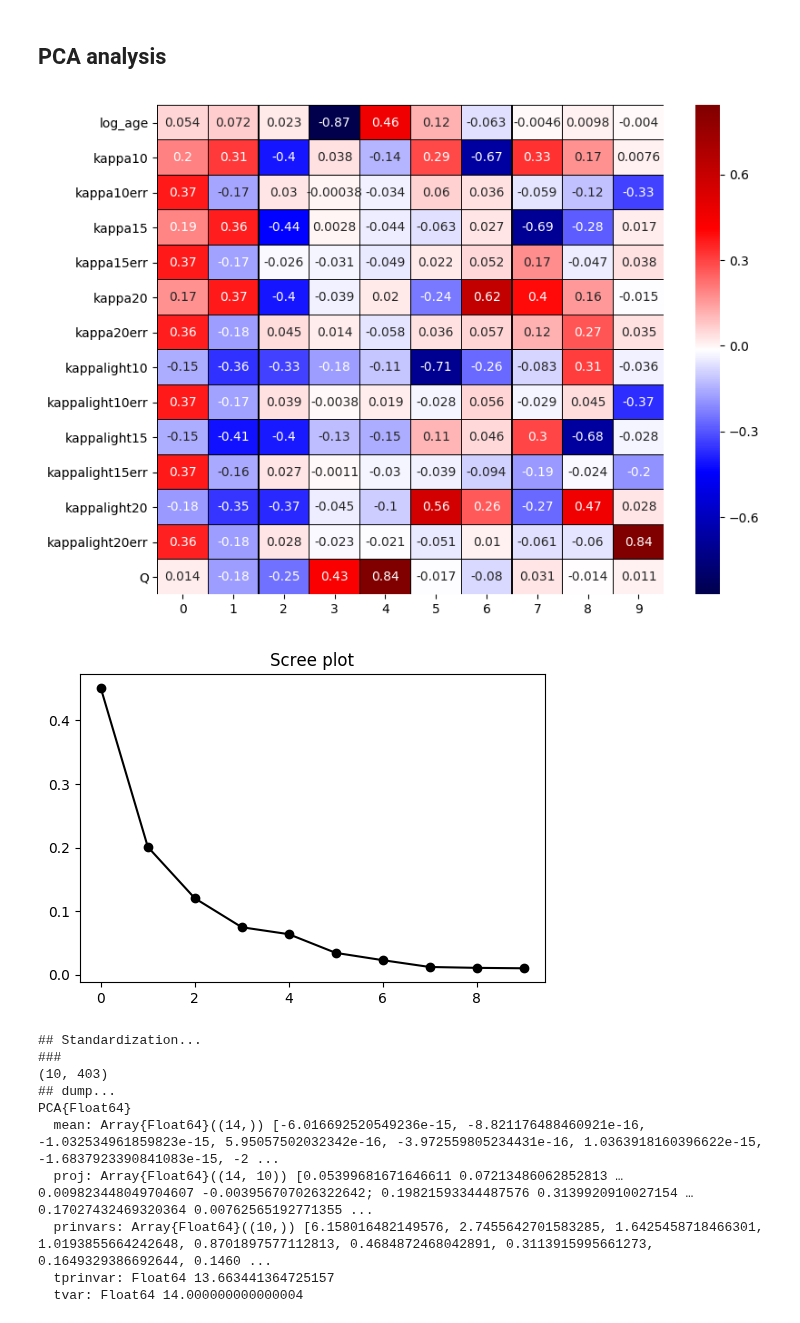
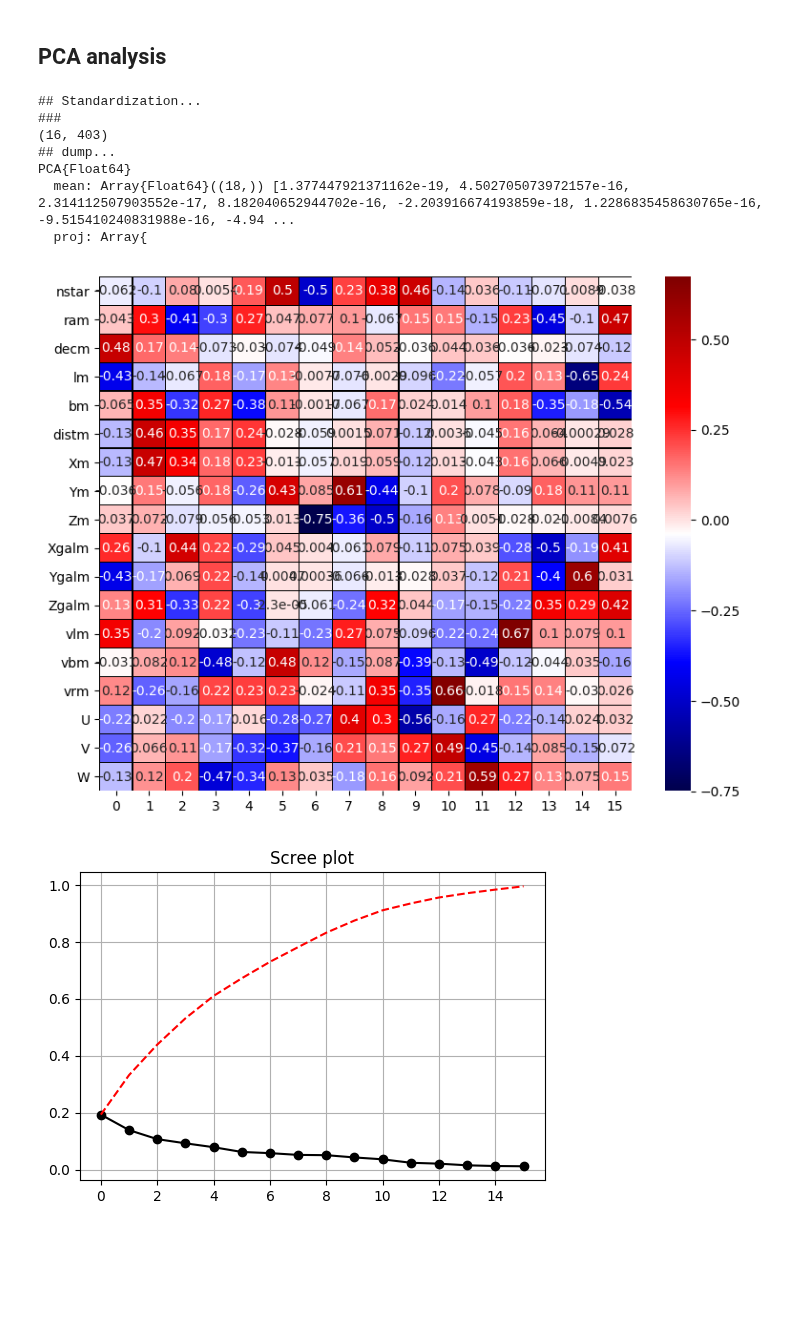
Before and after one commit to bosscha/gaia-shock, a Jupyter notebook: notebooks/analysis/corrMatrix-PCA.ipynb, the cells around one changed output. Cells and saved outputs as stored; diff of their text form; code cells hidden in the pictures; blank space fills up the shorter version.

```diff
--- a/notebooks/analysis/corrMatrix-PCA.ipynb
+++ b/notebooks/analysis/corrMatrix-PCA.ipynb
@@ -33,12 +38,13 @@ cd(wdir)
 # %%
 ## reading the test file
 df= CSV.read("votlist.finalSample_metric0.01-age.MS.csv", delim=";")
-colname= names(df)
+df= CSV.read("votlist.finalSample_metric0.01-SCglobal.csv", delim= ";")
+colname= names(df);
 
 #data= rand(20,10)
 
 ## Pearson cor
-data= convert(Matrix, df[:,3:end])     ## only relevant columns
+data= convert(Matrix, df[:,2:end])     ## only relevant columns
 p= Statistics.cor(data,dims=1)
 
 pm=  UnitLowerTriangular(p)
@@ -48,6 +54,6 @@ tm= p .!= pm
 ## heatmap
 fig= PyPlot.figure(figsize=(9,7))
 heat_map = sns.heatmap(pm, vmin=-1, vmax=1, annot=true,mask= tm, cmap= "seismic",linewidths=0.1,
-    linecolor="black", xticklabels=colname[3:end], yticklabels=colname[3:end])
+    linecolor="black", xticklabels=colname[2:end], yticklabels=colname[2:end])
 PyPlot.show()
 # %% [output]
@@ -57,46 +63,45 @@ PyPlot.show()
 # %%
 d=copy(data')
 println("## Standardization...")
 dt= StatsBase.fit(ZScoreTransform, d)
 d2= StatsBase.transform(dt, d)
 
 
 println("###")
-M = fit(PCA, d2; maxoutdim=10)  ## note transposition of data
+M = fit(PCA, d2; maxoutdim=20)  ## note transposition of data
 # apply PCA model to testing set
 Yte = transform(M, d2)
 println(size(Yte))
 Xr = reconstruct(M, Yte)
 
 
 # println(M.proj) ## projection matrix
 
-pvs= principalvars(M)
-#println(pvs)
 
 println("## dump...")
 dump(M)
+totvar= tvar(M)  ## total variance
+pvs= principalvars(M)
 
 fig= PyPlot.figure(figsize=(9,7))
 heat_map = sns.heatmap(M.proj, annot=true, cmap= "seismic",linewidths=0.1,
-    linecolor="black", yticklabels=colname[3:end])
+    linecolor="black", yticklabels=colname[2:end])
 PyPlot.show()
 
 fig= PyPlot.figure(figsize=(6,4))
+PyPlot.grid("on")
 PyPlot.title("Scree plot")
-PyPlot.plot(pvs ./ sum(pvs),"k-")
-PyPlot.plot(pvs ./ sum(pvs),"ko")
+PyPlot.plot(pvs ./ totvar,"k-")
+PyPlot.plot(pvs ./ totvar,"ko")
+PyPlot.plot(accumulate(+, pvs ./ totvar), "r--")
 PyPlot.show()
 # %% [output]
+## Standardization...
+###
+(16, 403)
+## dump...
+PCA{Float64}
+  mean: Array{Float64}((18,)) [1.377447921371162e-19, 4.502705073972157e-16, 2.314112507903552e-17, 8.182040652944702e-16, -2.203916674193859e-18, 1.2286835458630765e-16, -9.515410240831988e-16, -4.94 ...
+  proj: Array{
-[figure, old version]
+[figure, new version]
-[figure, old version]
+[figure, new version]
-## Standardization...
-###
-(10, 403)
-## dump...
-PCA{Float64}
-  mean: Array{Float64}((14,)) [-6.016692520549236e-15, -8.821176488460921e-16, -1.032534961859823e-15, 5.95057502032342e-16, -3.972559805234431e-16, 1.0363918160396622e-15, -1.6837923390841083e-15, -2 ...
-  proj: Array{Float64}((14, 10)) [0.05399681671646611 0.07213486062852813 … 0.009823448049704607 -0.003956707026322642; 0.19821593344487576 0.3139920910027154 … 0.17027432469320364 0.00762565192771355 ...
-  prinvars: Array{Float64}((10,)) [6.158016482149576, 2.7455642701583285, 1.6425458718466301, 1.0193855664242648, 0.8701897577112813, 0.4684872468042891, 0.3113915995661273, 0.1649329386692644, 0.1460 ...
-  tprinvar: Float64 13.663441364725157
-  tvar: Float64 14.000000000000004
```
Also changed, not shown: parts of 6 cells of this notebook, 2 other files.
